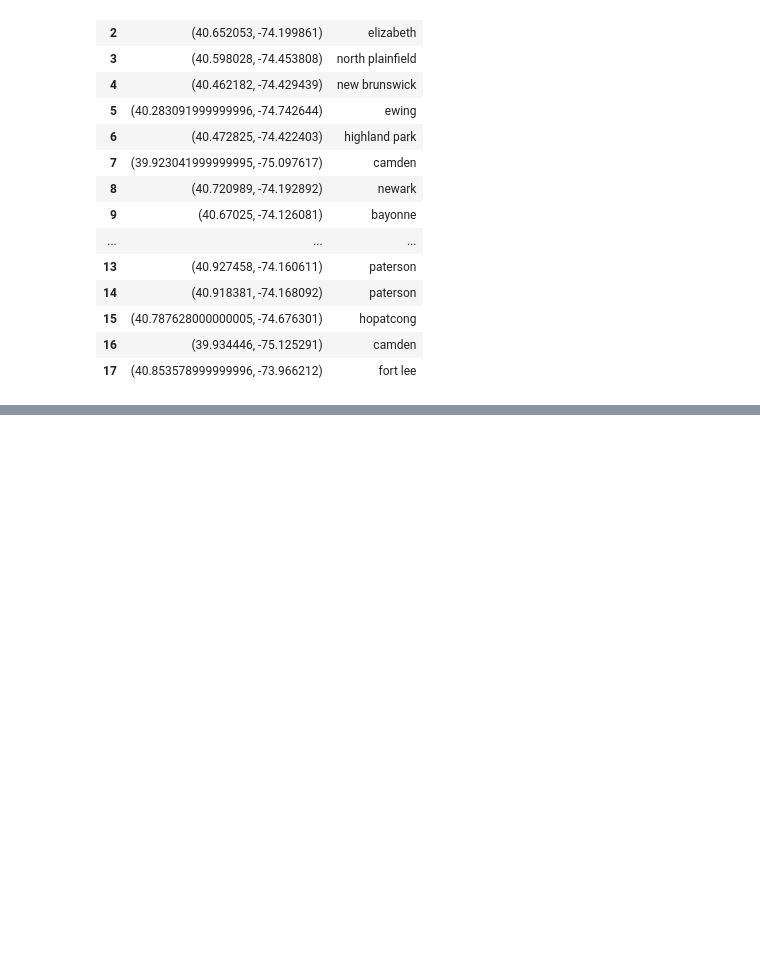
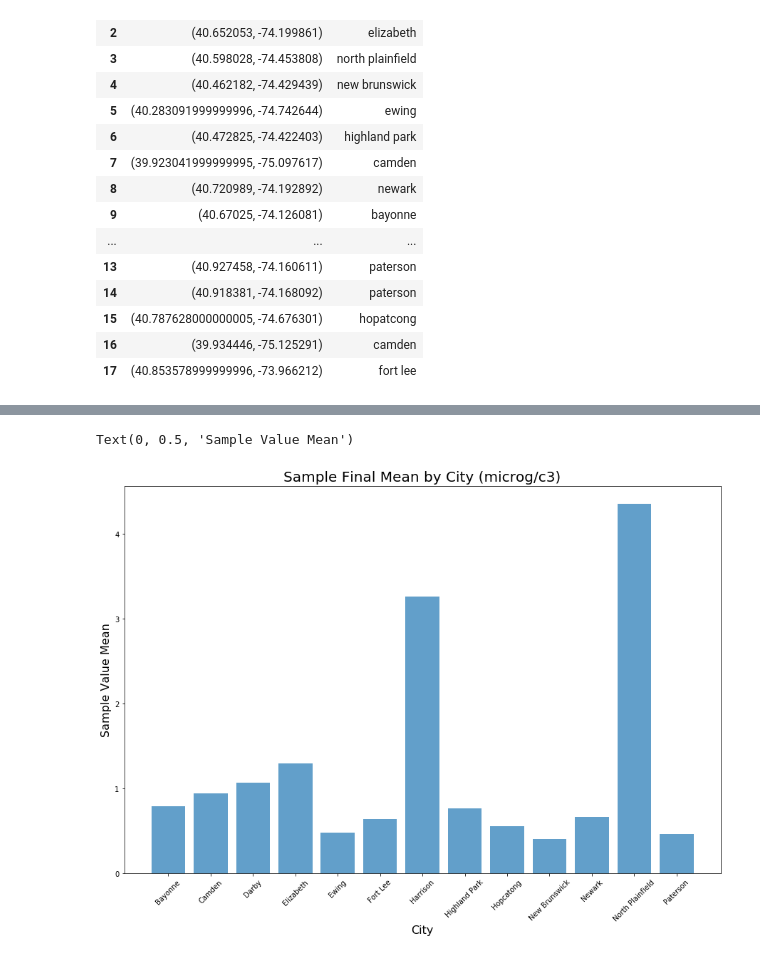
Before and after one commit to jjjjjeb/NJAir_EDA, a Jupyter notebook: Benzene Analysis.ipynb, the cells around one changed output, grey strips where cells are left out. Cells and saved outputs as stored; diff of their text form; code cells hidden in the pictures; blank space fills up the shorter version.

Commit message:
more visualizations and city data

```diff
--- a/Benzene Analysis.ipynb
+++ b/Benzene Analysis.ipynb
@@ -498,0 +503,10 @@ city_data
+# %%
+city_index = []
+for index, row in benzene_clean.iterrows():
+    for cindex, crow in city_data.iterrows():
+        if crow['Coordinates'][1] == row['MONITOR_LONGITUDE']:
+            city_index.append(crow['City Name'])
+            continue
+
+benzene_clean['City'] = city_index
+benzene_clean.head()
@@ -498,0 +521,3 @@ city_data
+# %%
+city_group = benzene_clean.groupby('City')
+city_group['SAMPLE_VALUE_STD_FINAL_UG_M3'].mean()
@@ -498,0 +540,15 @@ city_data
+# %%
+city_list = city_group['City'].value_counts()
+city_list
+city_list = ['Bayonne', 'Camden', 'Darby','Elizabeth','Ewing','Fort Lee','Harrison','Highland Park','Hopcatong','New Brunswick','Newark','North Plainfield','Paterson']
+# %%
+plt.figure(figsize=(15,10))
+plt.bar(city_list,city_group['SAMPLE_VALUE_STD_FINAL_UG_M3'].mean(), alpha=0.7)
+# plt.xlim(1989,2017)
+plt.title('Sample Final Mean by City (microg/c3)', size=20)
+plt.xlabel('City', size=16)
+plt.xticks(rotation=45)
+plt.ylabel('Sample Value Mean', size=16)
+# %% [output]
+Text(0, 0.5, 'Sample Value Mean')
+[figure, added]
```
Also changed, not shown: parts of 3 cells of this notebook.
